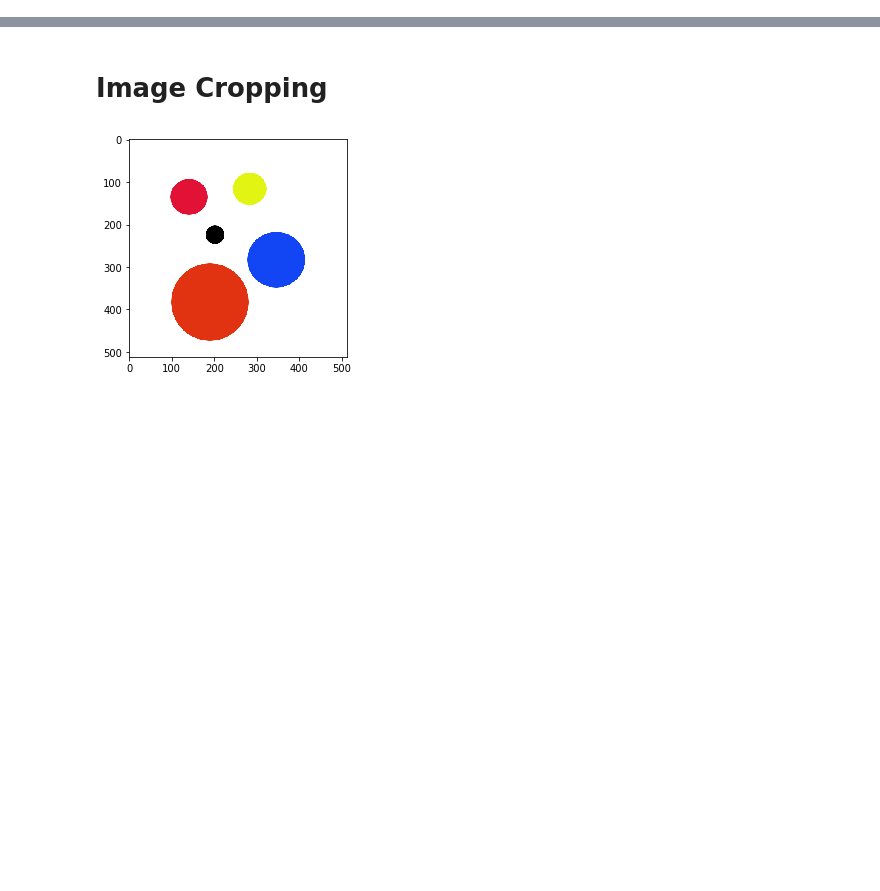
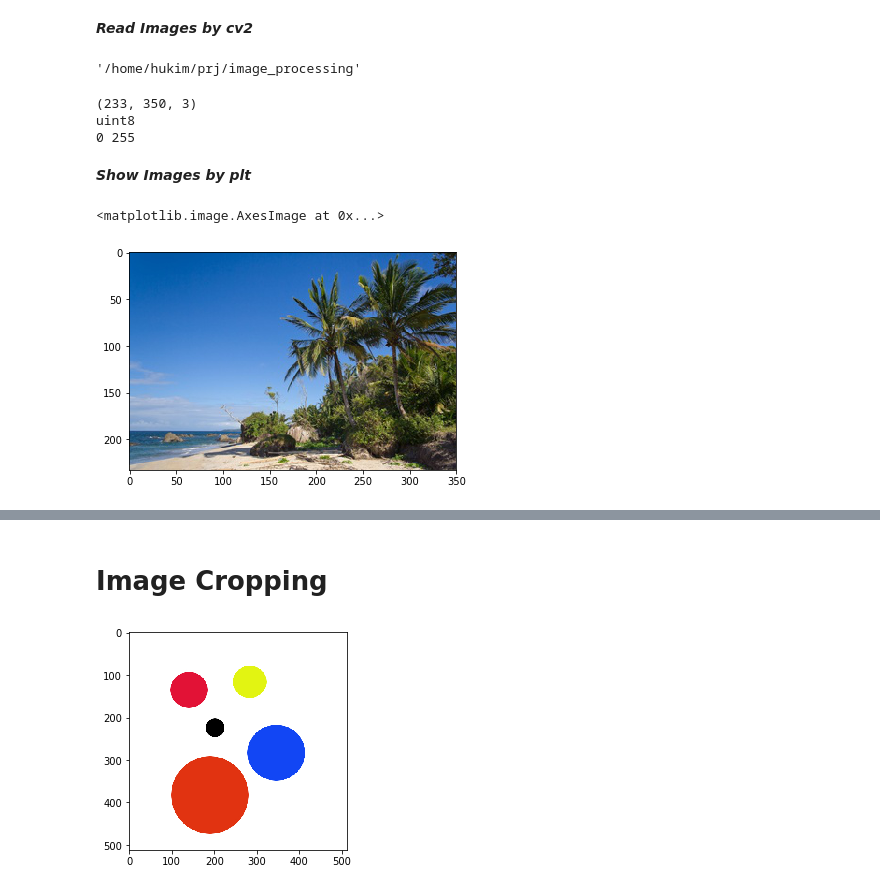
Before and after one commit to hukim1112/computer_vision, a Jupyter notebook: Transformations.ipynb, the cells around one changed output, grey strips where cells are left out. Saved outputs shown, nothing was run; the diff lists cells and outputs as text; code cells hidden in the pictures; blank space fills up the shorter version.

```diff
--- a/Transformations.ipynb
+++ b/Transformations.ipynb
@@ -13,0 +7,26 @@ img = cv2.imread('data/beach.jpg')
+# %% [markdown]
+***Read Images by cv2***
+# %%
+import os
+os.path.abspath('.')
+# %% [output]
+'/home/hukim/prj/image_processing'
+# %%
+## read
+## cv2 read BGR color, but most other libraries read RGB, so convert
+im = cv2.imread("data/beach.jpg")[:,:,::-1]
+print im.shape
+print im.dtype
+print im.min(), im.max()
+# %% [output]
+(233, 350, 3)
+uint8
+0 255
+# %% [markdown]
+***Show Images by plt***
+# %%
+## display
+plt.imshow(im)
+# %% [output]
+<matplotlib.image.AxesImage at 0x...>
+[figure, added]
```
Also changed, not shown: parts of 28 cells of this notebook, 7 other files.
